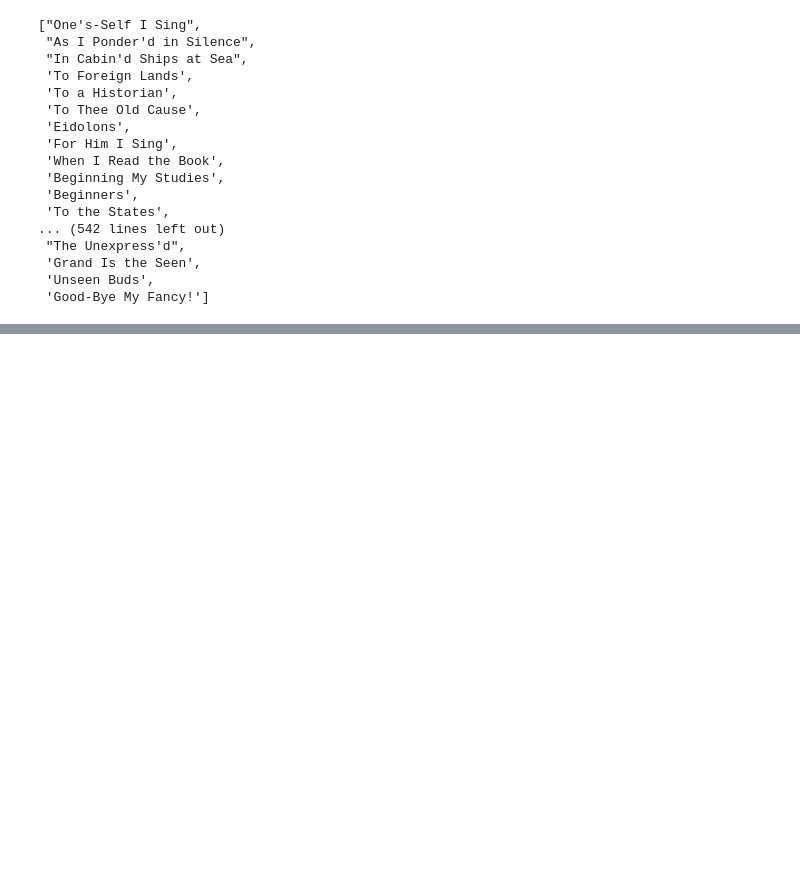
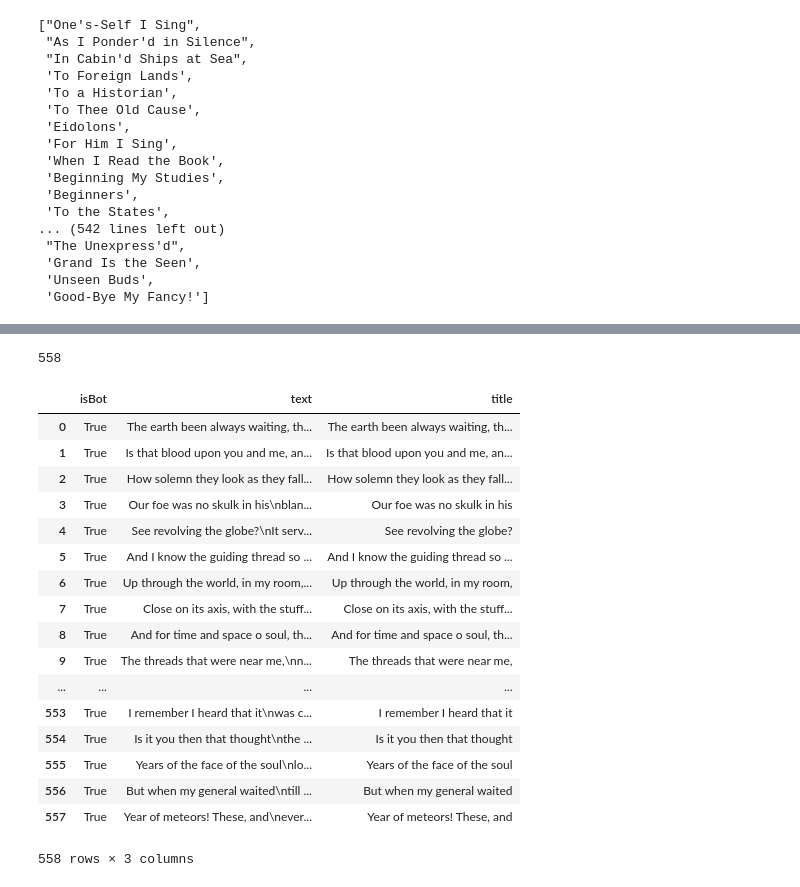
Before and after one commit to cedricviaccoz/botvsbotornot, a Jupyter notebook: ML on poems.ipynb, the cells around one changed output, grey strips where cells are left out. Cells and saved outputs as stored; diff of their text form; code cells hidden in the pictures; blank space fills up the shorter version.

```diff
--- a/ML on poems.ipynb
+++ b/ML on poems.ipynb
@@ -201,0 +232,22 @@ titles
+# %%
+with open('log_raw_poems.txt', 'w') as f:
+    for t in df['text']:
+        f.write(t)
+# %%
+from nltk.tokenize import word_tokenize
+from random import randint
+from nltk.tokenize import RegexpTokenizer
+
+tokenizer = RegexpTokenizer(r'\w+')
+wordArray = []
+for t in df['text']:
+    tokens = tokenizer.tokenize(t)
+    l = len(tokens)
+    notBreak = True
+    while notBreak:
+        idx = randint(0,l-1)
+        w = tokens[idx].lower()
+        if len(w) > 3 and w not in wordArray:
+            wordArray.append(w)
+            notBreak = False
+wordArray
@@ -201,0 +272,44 @@ titles
+# %%
+with open('RnnPoemsTitle.txt', 'w') as f:
+    for w in wordArray:
+        f.write(w+'\n')
+# %%
+len(wordArray)
+# %% [output]
+558
+# %%
+import os
+directory = "log-bot-poems"
+titleArray = []
+textArray = []
+isBotArray = []
+for filename in os.listdir(directory):
+    with open(directory + '/'+ filename, 'r') as f:
+        extractedTxt = f.read().split('\n')[2:-5]
+        titleArray.append(extractedTxt[0])
+        textArray.append('\n'.join(extractedTxt))
+        isBotArray.append(True)
+len(textArray)
+
+gnoetryDf = pd.DataFrame({'title': titleArray, 'text': textArray, 'isBot': isBotArray })
+
+gnoetryDf
+# %% [output]
+|  | isBot | text | title |
+| 0 | True | The earth been always waiting, th... | The earth been always waiting, th... |
+| 1 | True | Is that blood upon you and me, an... | Is that blood upon you and me, an... |
+| 2 | True | How solemn they look as they fall... | How solemn they look as they fall... |
+| 3 | True | Our foe was no skulk in his\nblan... | Our foe was no skulk in his |
+| 4 | True | See revolving the globe?\nIt serv... | See revolving the globe? |
+| 5 | True | And I know the guiding thread so ... | And I know the guiding thread so ... |
+| 6 | True | Up through the world, in my room,... | Up through the world, in my room, |
+| 7 | True | Close on its axis, with the stuff... | Close on its axis, with the stuff... |
+| 8 | True | And for time and space o soul, th... | And for time and space o soul, th... |
+| 9 | True | The threads that were near me,\nn... | The threads that were near me, |
+| ... | ... | ... | ... |
+| 553 | True | I remember I heard that it\nwas c... | I remember I heard that it |
+| 554 | True | Is it you then that thought\nthe ... | Is it you then that thought |
+| 555 | True | Years of the face of the soul\nlo... | Years of the face of the soul |
+| 556 | True | But when my general waited\ntill ... | But when my general waited |
+| 557 | True | Year of meteors! These, and\never... | Year of meteors! These, and |
+558 rows × 3 columns
```
Also changed, not shown: parts of 4 cells of this notebook.
